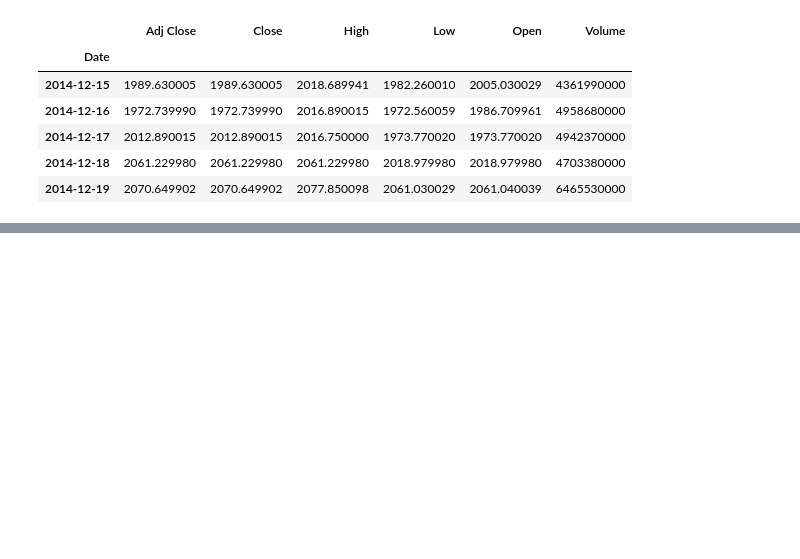
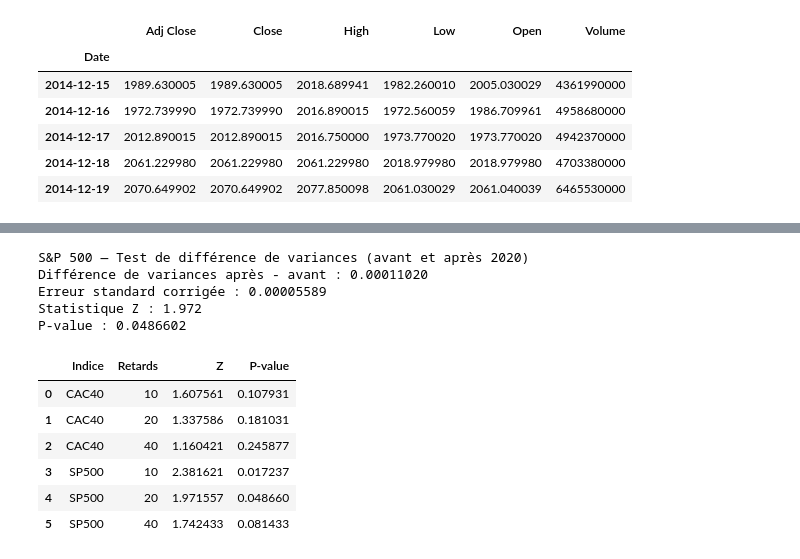
Before and after one commit to ines23soui-gif/Financial-Econometrics-Projet-, a Jupyter notebook: topic1.ipynb, the cells around one changed output, grey strips where cells are left out. Saved outputs shown, nothing was run; the diff lists cells and outputs as text; code cells hidden in the pictures; blank space fills up the shorter version.

Commit message:
premiers tests

```diff
--- a/topic1.ipynb
+++ b/topic1.ipynb
@@ -115,0 +253,65 @@ rendements.head()
+# %%
+variance_sp500_avant = carres_sp500_avant.mean()
+variance_sp500_apres = carres_sp500_apres.mean()
+
+v_sp500_avant = variance_long_terme(carres_sp500_avant, L=20)
+v_sp500_apres = variance_long_terme(carres_sp500_apres, L=20)
+
+n_sp500_avant = len(carres_sp500_avant)
+n_sp500_apres = len(carres_sp500_apres)
+
+difference_sp500 = variance_sp500_apres - variance_sp500_avant
+
+erreur_sp500 = np.sqrt(
+    v_sp500_avant / n_sp500_avant
+    + v_sp500_apres / n_sp500_apres
+)
+
+z_sp500 = difference_sp500 / erreur_sp500
+p_sp500 = 2 * norm.sf(abs(z_sp500))
+
+print("S&P 500 — Test de différence de variances (avant et après 2020)")
+print(f"Différence de variances après - avant : {difference_sp500:.8f}")
+print(f"Erreur standard corrigée : {erreur_sp500:.8f}")
+print(f"Statistique Z : {z_sp500:.3f}")
+print(f"P-value : {p_sp500:.6g}")
+# %% [output]
+S&P 500 — Test de différence de variances (avant et après 2020)
+Différence de variances après - avant : 0.00011020
+Erreur standard corrigée : 0.00005589
+Statistique Z : 1.972
+P-value : 0.0486602
+# %%
+resultats_retards = []
+
+for nom, avant, apres in [
+    ("CAC40", carres_cac_avant, carres_cac_apres),
+    ("SP500", carres_sp500_avant, carres_sp500_apres)
+]:
+    for L in [10, 20, 40]:
+        difference = apres.mean() - avant.mean()
+
+        erreur = np.sqrt(
+            variance_long_terme(avant, L=L) / len(avant)
+            + variance_long_terme(apres, L=L) / len(apres)
+        )
+
+        z = difference / erreur
+        p = 2 * norm.sf(abs(z))
+
+        resultats_retards.append([nom, L, z, p])
+
+sensibilite = pd.DataFrame(
+    resultats_retards,
+    columns=["Indice", "Retards", "Z", "P-value"]
+)
+
+sensibilite
+# %% [output]
+|  | Indice | Retards | Z | P-value |
+| 0 | CAC40 | 10 | 1.607561 | 0.107931 |
+| 1 | CAC40 | 20 | 1.337586 | 0.181031 |
+| 2 | CAC40 | 40 | 1.160421 | 0.245877 |
+| 3 | SP500 | 10 | 2.381621 | 0.017237 |
+| 4 | SP500 | 20 | 1.971557 | 0.048660 |
+| 5 | SP500 | 40 | 1.742433 | 0.081433 |
```
Also changed, not shown: parts of 17 cells of this notebook.
